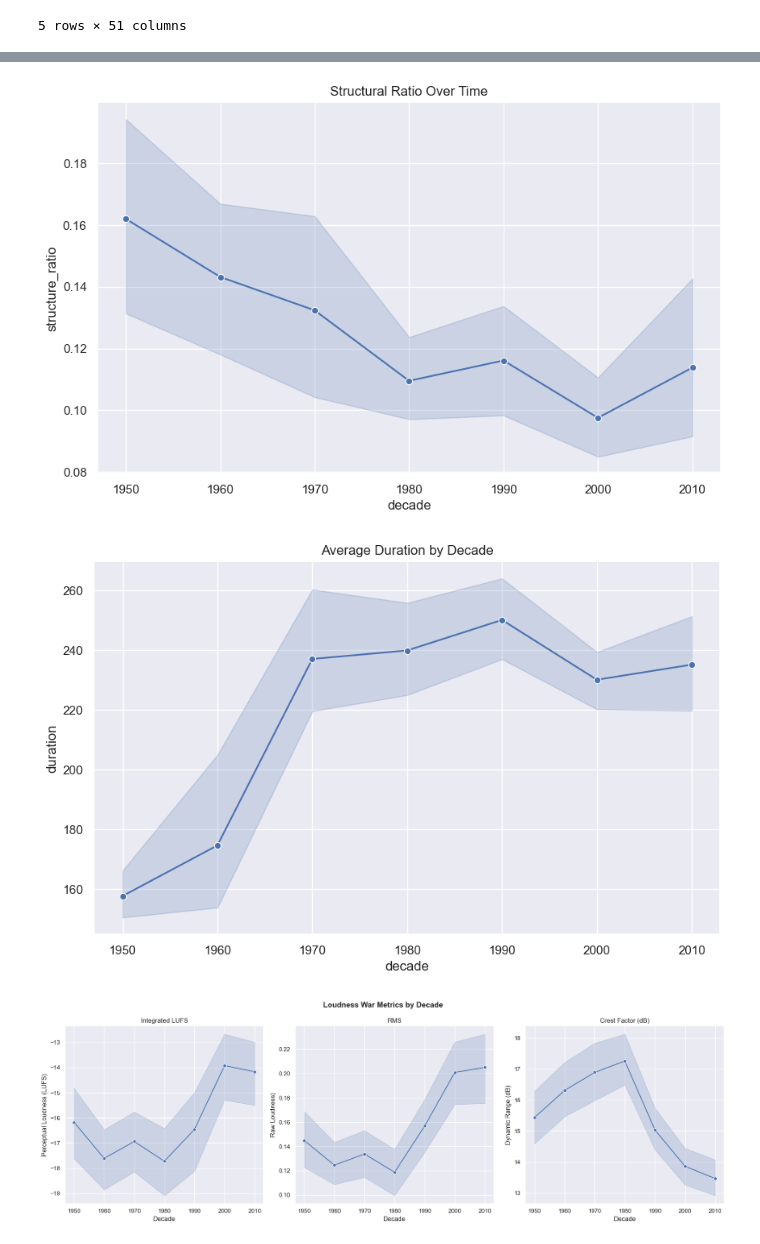
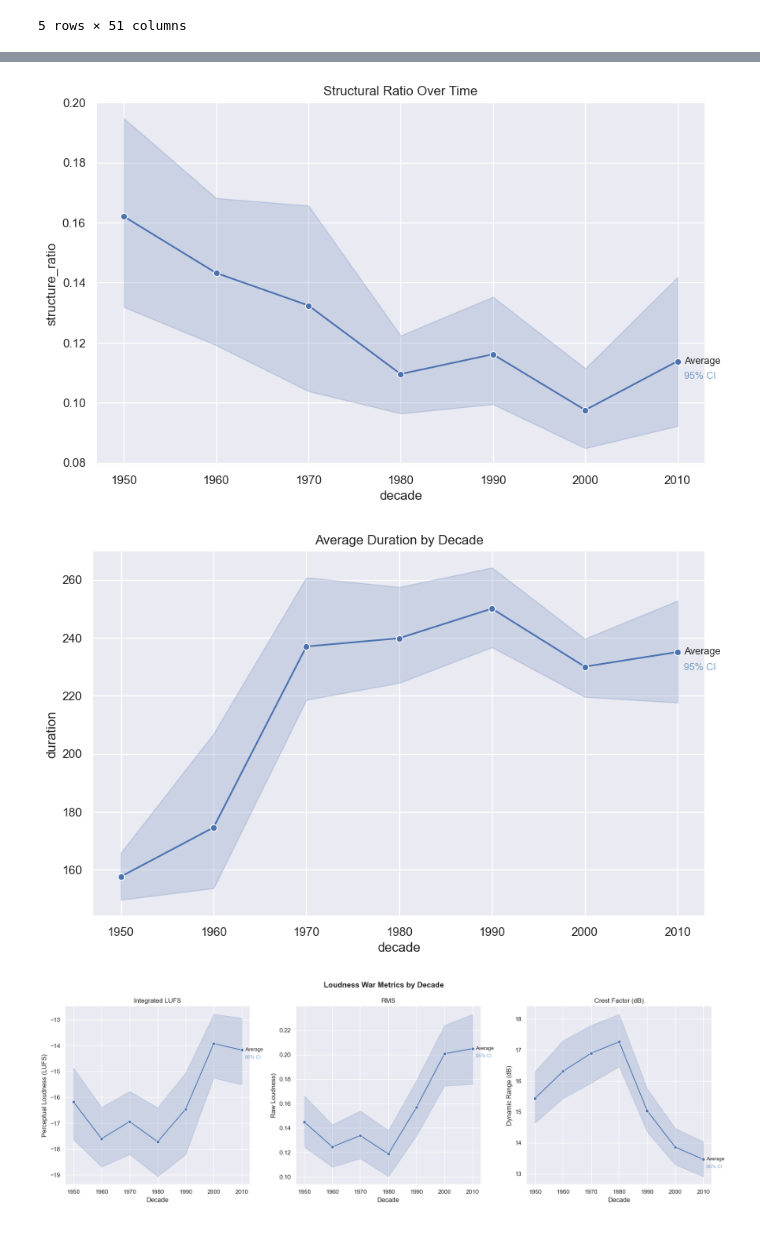
Before and after one commit to cbolson22/Top10SongSimilarity, a Jupyter notebook: decade_comparison.ipynb, the cells around one changed output, grey strips where cells are left out. Drawn from its saved outputs; the diff is of its cells as text; code cells hidden in the pictures.

```diff
--- a/decade_comparison.ipynb
+++ b/decade_comparison.ipynb
@@ -209,37 +256,75 @@ plt.show()
 # %%
 plt.figure(figsize=(10,6))
-sns.lineplot(x="decade", y="structure_ratio", data=df_all, marker="o", errorbar="ci")
+ax = sns.lineplot(x="decade", y="structure_ratio", data=df_all, marker="o", errorbar="ci")
+# Label the lines at their last point
+last_x = ax.lines[0].get_xdata()[-1]
+last_y = ax.lines[0].get_ydata()[-1]
+
+ax.annotate("Average", xy=(last_x, last_y), xytext=(6, 0),
+            textcoords="offset points", va="center", fontsize=9)
+
+if ax.collections:
+    # sample the CI band height at the last x position
+    patch = ax.collections[0]
+    ax.annotate("95% CI", xy=(last_x, last_y), xytext=(6, -14),
+                textcoords="offset points", va="center", fontsize=9,
+                color="steelblue", alpha=0.7)
 plt.title("Structural Ratio Over Time")
 plt.savefig("docs/plots/structure_ratio_trend.png", dpi=300, bbox_inches="tight")
 plt.show()
 # %% [output]
-[figure, old version]
+[figure, new version]
 # %%
 plt.figure(figsize=(10,6))
-sns.lineplot(x="decade", y="duration", data=df_all, marker="o", errorbar="ci")
+ax = sns.lineplot(x="decade", y="duration", data=df_all, marker="o", errorbar="ci")
+# Label the lines at their last point
+last_x = ax.lines[0].get_xdata()[-1]
+last_y = ax.lines[0].get_ydata()[-1]
+
+ax.annotate("Average", xy=(last_x, last_y), xytext=(6, 0),
+            textcoords="offset points", va="center", fontsize=9)
+
+if ax.collections:
+    # sample the CI band height at the last x position
+    patch = ax.collections[0]
+    ax.annotate("95% CI", xy=(last_x, last_y), xytext=(6, -14),
+                textcoords="offset points", va="center", fontsize=9,
+                color="steelblue", alpha=0.7)
 plt.title("Average Duration by Decade")
 plt.savefig("docs/plots/duration_trend.png", dpi=300, bbox_inches="tight")
 plt.show()
 # %% [output]
-[figure, old version]
+[figure, new version]
 # %%
 fig, axes = plt.subplots(1, 3, figsize=(18, 6))
 
 metrics = [
     ("lufs", "Integrated LUFS", "Perceptual Loudness (LUFS)"),
     ("rms_mean", "RMS", "Raw Loudness)"),
     ("crest_db", "Crest Factor (dB)", "Dynamic Range (dB)"),
 ]
 
 for ax, (col, title, ylabel) in zip(axes, metrics):
     sns.lineplot(x="decade", y=col, data=df_all, marker="o", errorbar="ci", ax=ax)
     ax.set_title(title)
     ax.set_xlabel("Decade")
     ax.set_ylabel(ylabel)
 
+    last_x = ax.lines[0].get_xdata()[-1]
+    last_y = ax.lines[0].get_ydata()[-1]
+
+    ax.annotate("Average", xy=(last_x, last_y), xytext=(6, 0),
+                textcoords="offset points", va="center", fontsize=9)
+
+    if ax.collections:
+        ax.annotate("95% CI", xy=(last_x, last_y), xytext=(6, -14),
+                    textcoords="offset points", va="center", fontsize=9,
+                    color="steelblue", alpha=0.7)
+
+
 fig.suptitle("Loudness War Metrics by Decade", fontsize=14, fontweight="bold")
 plt.tight_layout()
 plt.savefig("docs/plots/loudness_trends.png", dpi=300, bbox_inches="tight")
 plt.show()
 # %% [output]
-[figure, old version]
+[figure, new version]
```
Also changed, not shown: parts of 5 cells of this notebook, 3 other files.
